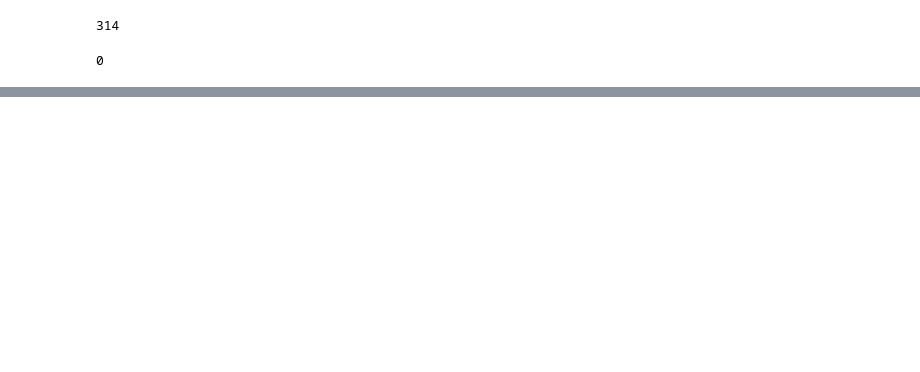
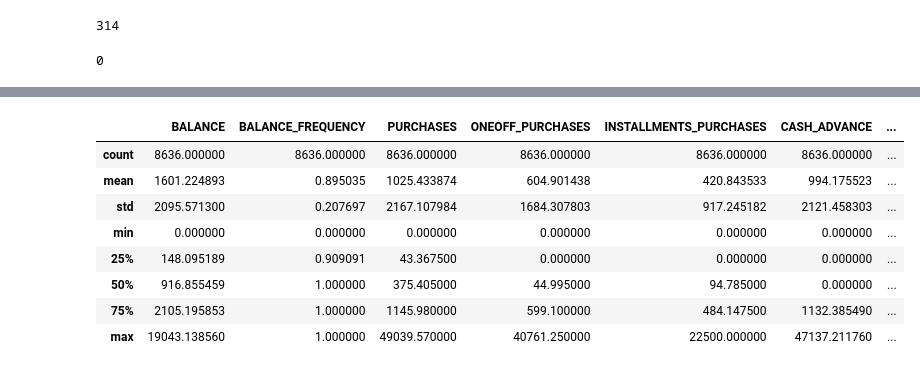
Before and after one commit to newsogood/Machine_Learning_Project, a Jupyter notebook: Insurance_NewSogood.ipynb, the cells around one changed output, grey strips where cells are left out. Saved outputs shown, nothing was run; the diff lists cells and outputs as text; code cells hidden in the pictures; blank space fills up the shorter version.

```diff
--- a/Insurance_NewSogood.ipynb
+++ b/Insurance_NewSogood.ipynb
@@ -42,0 +58,12 @@ cleaned_data.isna().sum().sum()
+# %%
+cleaned_data.describe()
+# %% [output]
+|  | BALANCE | BALANCE_FREQUENCY | PURCHASES | ONEOFF_PURCHASES | INSTALLMENTS_PURCHASES | CASH_ADVANCE | ... |
+| count | 8636.000000 | 8636.000000 | 8636.000000 | 8636.000000 | 8636.000000 | 8636.000000 | ... |
+| mean | 1601.224893 | 0.895035 | 1025.433874 | 604.901438 | 420.843533 | 994.175523 | ... |
+| std | 2095.571300 | 0.207697 | 2167.107984 | 1684.307803 | 917.245182 | 2121.458303 | ... |
+| min | 0.000000 | 0.000000 | 0.000000 | 0.000000 | 0.000000 | 0.000000 | ... |
+| 25% | 148.095189 | 0.909091 | 43.367500 | 0.000000 | 0.000000 | 0.000000 | ... |
+| 50% | 916.855459 | 1.000000 | 375.405000 | 44.995000 | 94.785000 | 0.000000 | ... |
+| 75% | 2105.195853 | 1.000000 | 1145.980000 | 599.100000 | 484.147500 | 1132.385490 | ... |
+| max | 19043.138560 | 1.000000 | 49039.570000 | 40761.250000 | 22500.000000 | 47137.211760 | ... |
```
Also changed, not shown: parts of 15 cells of this notebook.
